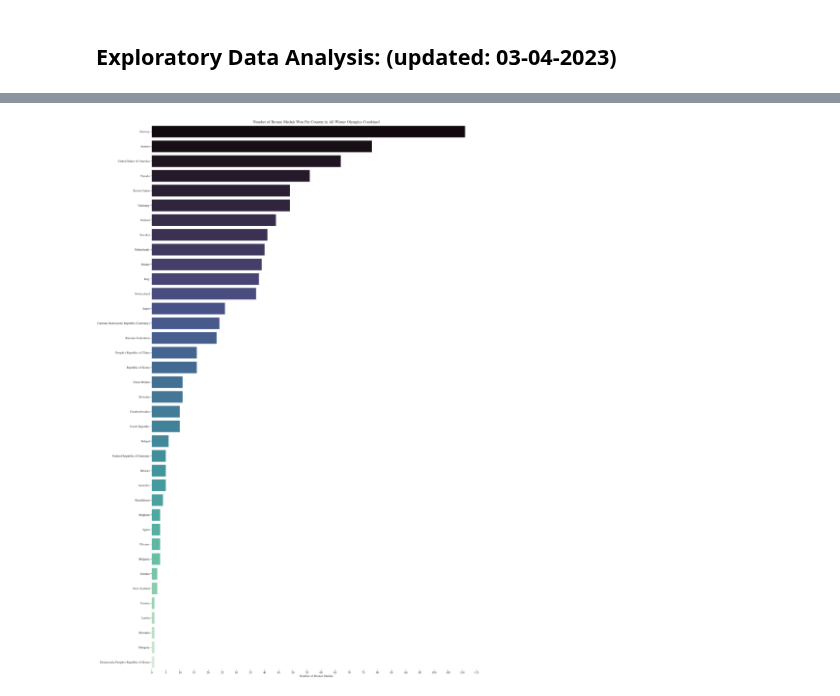
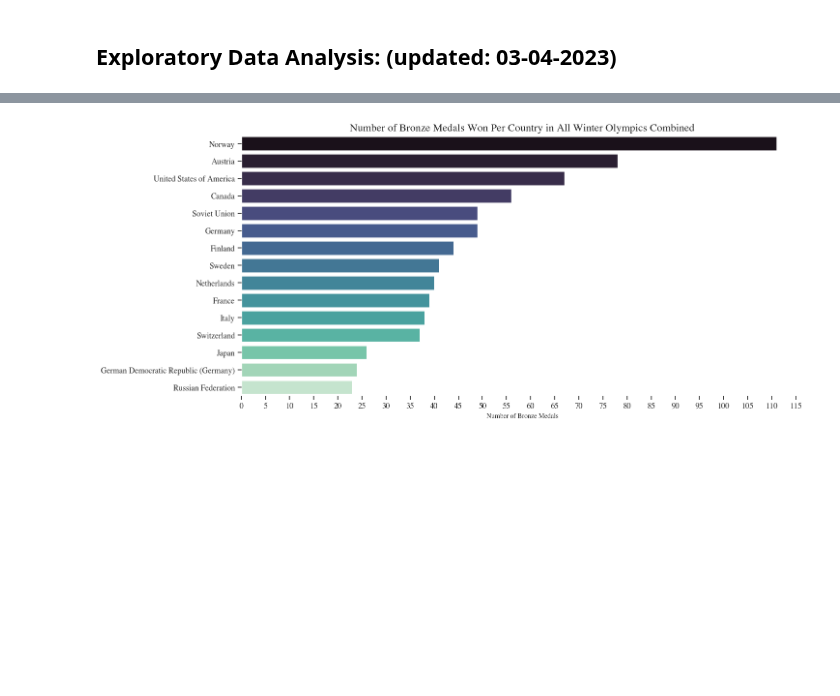
Before and after one commit to ubco-W2022T2-data301/project-group-group17, a Jupyter notebook: analysis/notebooks/analysis_cynthia.ipynb, the cells around one changed output, grey strips where cells are left out. Cells and saved outputs as stored; diff of their text form; code cells hidden in the pictures; blank space fills up the shorter version.

```diff
--- a/analysis/notebooks/analysis_cynthia.ipynb
+++ b/analysis/notebooks/analysis_cynthia.ipynb
@@ -267,0 +55,5 @@ TotalPointsCountryS = TotalPointsCountry.sort_values("point_value", ascending=Fa
+# %%
+## OLYMPIC MEDALS DATASET:
+## Method Chaining: Drop columns, rename columns
+OlympicMedals = OlympicMedals.drop(columns=["athlete_url", "athlete_full_name","participant_title","country_code"]).rename(columns={"discipline_title": "discipline", "slug_game": "game_slug","event_title": "event","event_gender": "event_sex",
+                             "medal_type": "medal_type","participant_type": "participant_type","country_name": "country","country_3_letter_code": "country_code"})
@@ -267,0 +162,6 @@ TotalPointsCountryS = TotalPointsCountry.sort_values("point_value", ascending=Fa
+# %%
+## Winter Olympics:
+WinterOlympic = Olympic1[Olympic1["game_season"]== "Winter"]
+
+## Summer Olympics:
+SummerOlympic = Olympic1[Olympic1["game_season"]== "Summer"]
@@ -267,0 +184,8 @@ TotalPointsCountryS = TotalPointsCountry.sort_values("point_value", ascending=Fa
+# %%
+## WINTER: Number of Bronze Per Country
+WinterBronze = WinterOlympic[WinterOlympic["medal_type"]=="BRONZE"]
+BronzeLine = WinterBronze["country"].unique()
+BronzePerCountry = WinterBronze[["country", "medal_type"]].groupby("country",as_index=False).count()
+BronzePerCountry = BronzePerCountry.rename(columns = {"medal_type":"Bronze_Medal_Count"})
+BronzePerCountry = BronzePerCountry.sort_values("Bronze_Medal_Count", ascending=False)
+TOPBronzePerCountry = BronzePerCountry[0:15]
@@ -353,37 +304,36 @@ None
 # %%
-## Number of Bronze Medals per Country: WINTER
+## WINTER: Number of Bronze Medals per Country
 
 ## Actual Plot:
-plt.figure(figsize=(30,50))
-sns.barplot(BronzePerCountry, y="country", x="medal_type",palette="mako")
+plt.figure(figsize=(15,7))
+sns.barplot(TOPBronzePerCountry, y="country", x="Bronze_Medal_Count",palette="mako")
 
 ## Edit the Plot:
-plt.xticks(np.arange(0, max(BronzePerCountry['medal_type'])+5,5))
+plt.xticks(np.arange(0, max(TOPBronzePerCountry['Bronze_Medal_Count'])+5,5))
 ax = plt.gca()
 ax.set_frame_on(False)
 
 ## Add Labels:
 plt.title("Number of Bronze Medals Won Per Country in All Winter Olympics Combined")
 plt.xlabel("Number of Bronze Medals")
 plt.ylabel(None)
 
 ## Change Font Style:
 plt.rcParams["font.family"] = "Times"
 
 ## Font Sizes:
-SMALL_SIZE = 14
-MEDIUM_SIZE = 16
-BIGGER_SIZE = 20
+SMALL_SIZE = 10
+MEDIUM_SIZE = 12
+BIGGER_SIZE = 16
 
-## plt.rc('font', size=SMALL_SIZE)          # controls default text sizes
-plt.rc('axes', titlesize=BIGGER_SIZE)     # fontsize of the axes title
-plt.rc('axes', labelsize=MEDIUM_SIZE)    # fontsize of the x and y labels
-plt.rc('xtick', labelsize=MEDIUM_SIZE)    # fontsize of the tick labels
-plt.rc('ytick', labelsize=MEDIUM_SIZE)    # fontsize of the tick labels
-plt.rc('figure', titlesize=BIGGER_SIZE)  # fontsize of the figure title
+## plt.rc('font', size=SMALL_SIZE)          ## controls default text sizes
+plt.rc('axes', titlesize=BIGGER_SIZE)      ## fontsize of the axes title
+plt.rc('axes', labelsize=SMALL_SIZE)       ## fontsize of the x and y labels
+plt.rc('xtick', labelsize=MEDIUM_SIZE)     ## fontsize of the tick labels
+plt.rc('ytick', labelsize=MEDIUM_SIZE)     ## fontsize of the tick labels
+plt.rc('figure', titlesize=BIGGER_SIZE)    ## fontsize of the figure title
 
-## I am undecided if I like the colour of the bars?...
 None
 # %% [output]
-[figure, old version]
+[figure, new version]
 # %%
```
Also changed, not shown: parts of 60 cells of this notebook.
